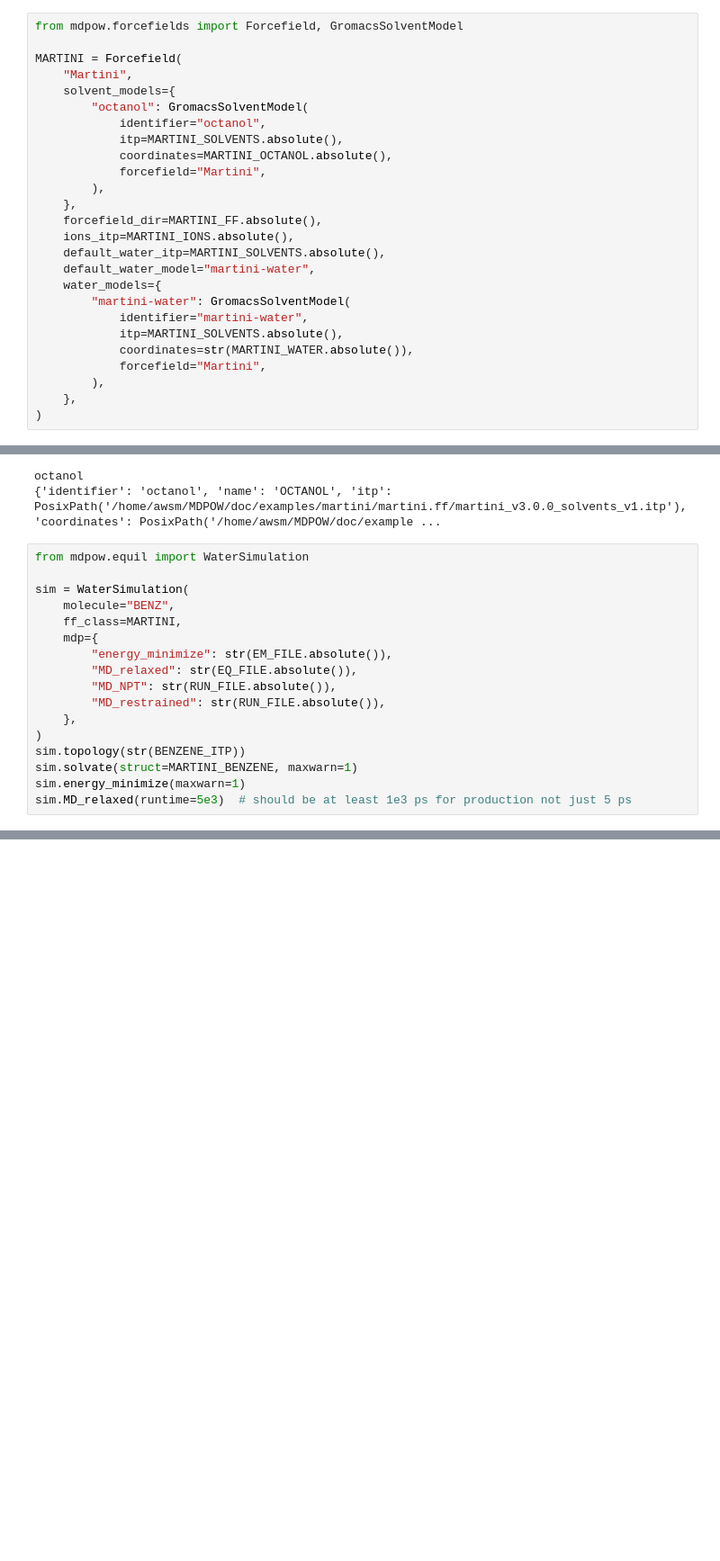
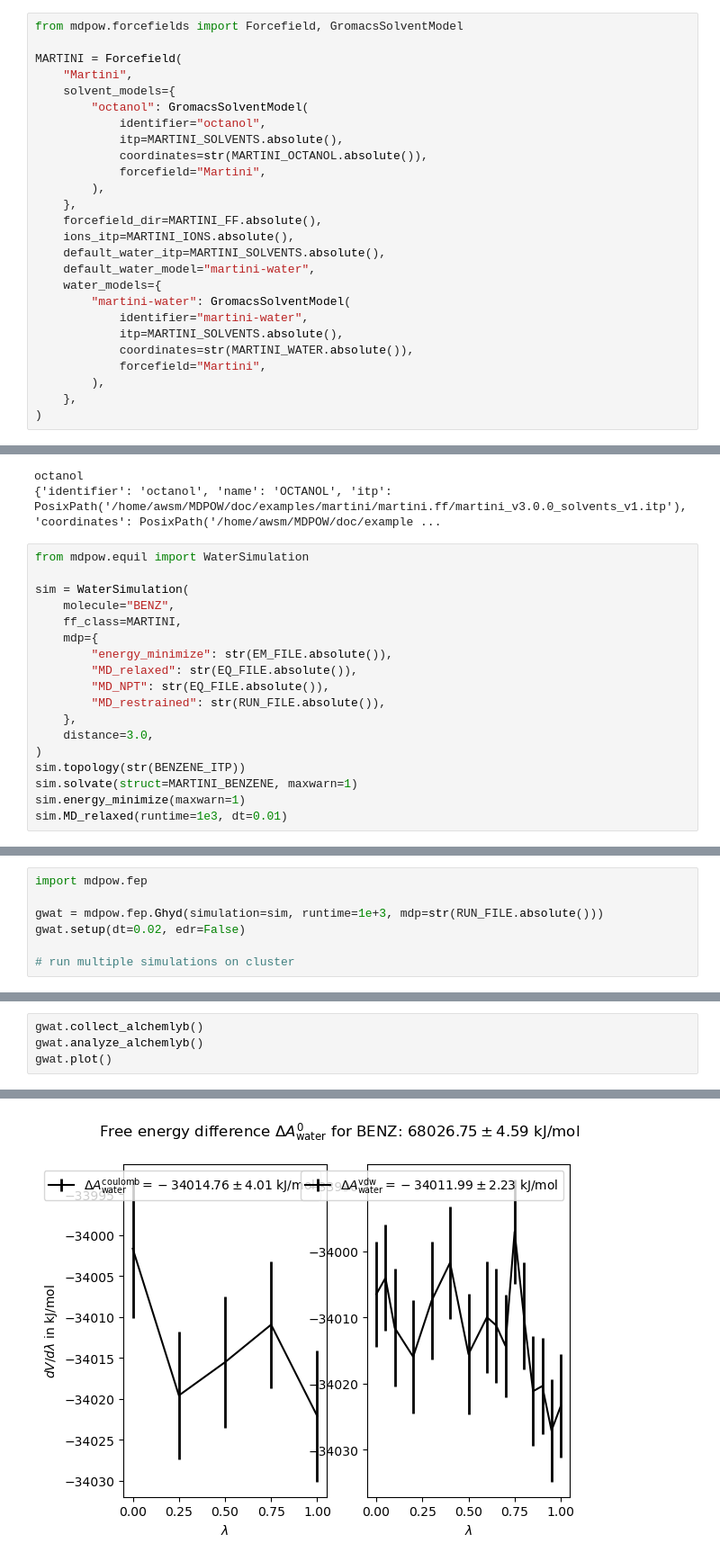
Before and after one commit to Becksteinlab/MDPOW, a Jupyter notebook: doc/examples/martini/martini-benzene.ipynb, the cells around one changed output, grey strips where cells are left out. Shown: that part at 90% size. Saved outputs shown, nothing was run; the diff lists cells and outputs as text; blank space fills up the shorter version.

Commit message:
[WIP] Martini example

```diff
--- a/doc/examples/martini/martini-benzene.ipynb
+++ b/doc/examples/martini/martini-benzene.ipynb
@@ -85,7 +84,7 @@ MARTINI = Forcefield(
         "octanol": GromacsSolventModel(
             identifier="octanol",
             itp=MARTINI_SOLVENTS.absolute(),
-            coordinates=MARTINI_OCTANOL.absolute(),
+            coordinates=str(MARTINI_OCTANOL.absolute()),
             forcefield="Martini",
         ),
     },
@@ -120,14 +119,15 @@ sim = WaterSimulation(
     mdp={
         "energy_minimize": str(EM_FILE.absolute()),
         "MD_relaxed": str(EQ_FILE.absolute()),
-        "MD_NPT": str(RUN_FILE.absolute()),
+        "MD_NPT": str(EQ_FILE.absolute()),
         "MD_restrained": str(RUN_FILE.absolute()),
     },
+    distance=3.0,
 )
 sim.topology(str(BENZENE_ITP))
 sim.solvate(struct=MARTINI_BENZENE, maxwarn=1)
 sim.energy_minimize(maxwarn=1)
-sim.MD_relaxed(runtime=5e3)  # should be at least 1e3 ps for production not just 5 ps
+sim.MD_relaxed(runtime=1e3, dt=0.01)
 # %% [output]
 mdpow.equil : INFO     [/home/awsm/MDPOW/doc/examples/martini/Equilibrium/water/top] Created topology 'system.top' that includes 'martini_v3.0.0_small_molecules_v1.itp'
 gromacs.setup: INFO     [/home/awsm/MDPOW/doc/examples/martini/Equilibrium/water/solvation] Solvating with water '/home/awsm/MDPOW/doc/examples/martini/water.gro'...
@@ -344,0 +390,7 @@ O.MD_relaxed(runtime=0.5)
+# %%
+import mdpow.fep
+
+gwat = mdpow.fep.Ghyd(simulation=sim, runtime=1e+3, mdp=str(RUN_FILE.absolute()))
+gwat.setup(dt=0.02, edr=False)
+
+# run multiple simulations on cluster
@@ -344,0 +627,5 @@ O.MD_relaxed(runtime=0.5)
+# %%
+gwat.collect_alchemlyb()
+gwat.analyze_alchemlyb()
+gwat.plot()
+# %% [output]
@@ -344,0 +649 @@ O.MD_relaxed(runtime=0.5)
+[figure, added]
```
Also changed, not shown: parts of 16 cells of this notebook, 1 other file.
